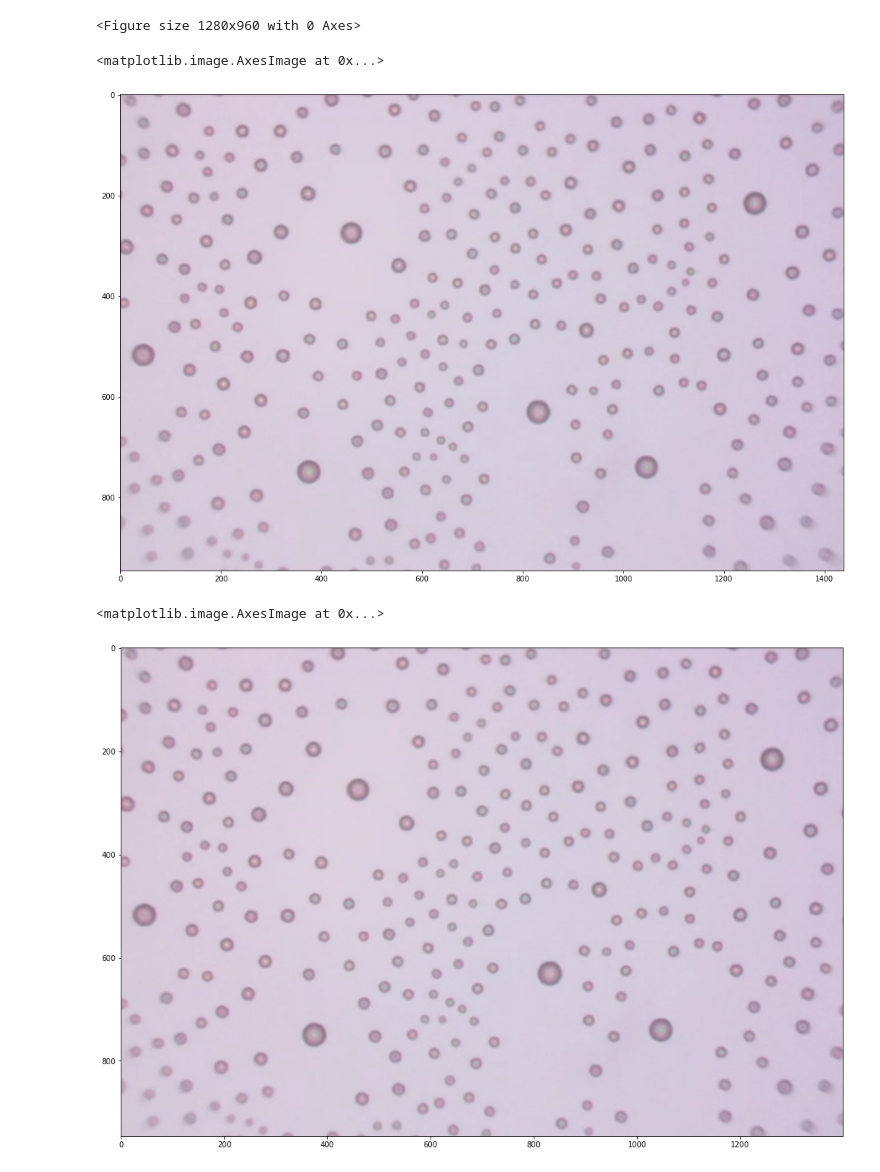
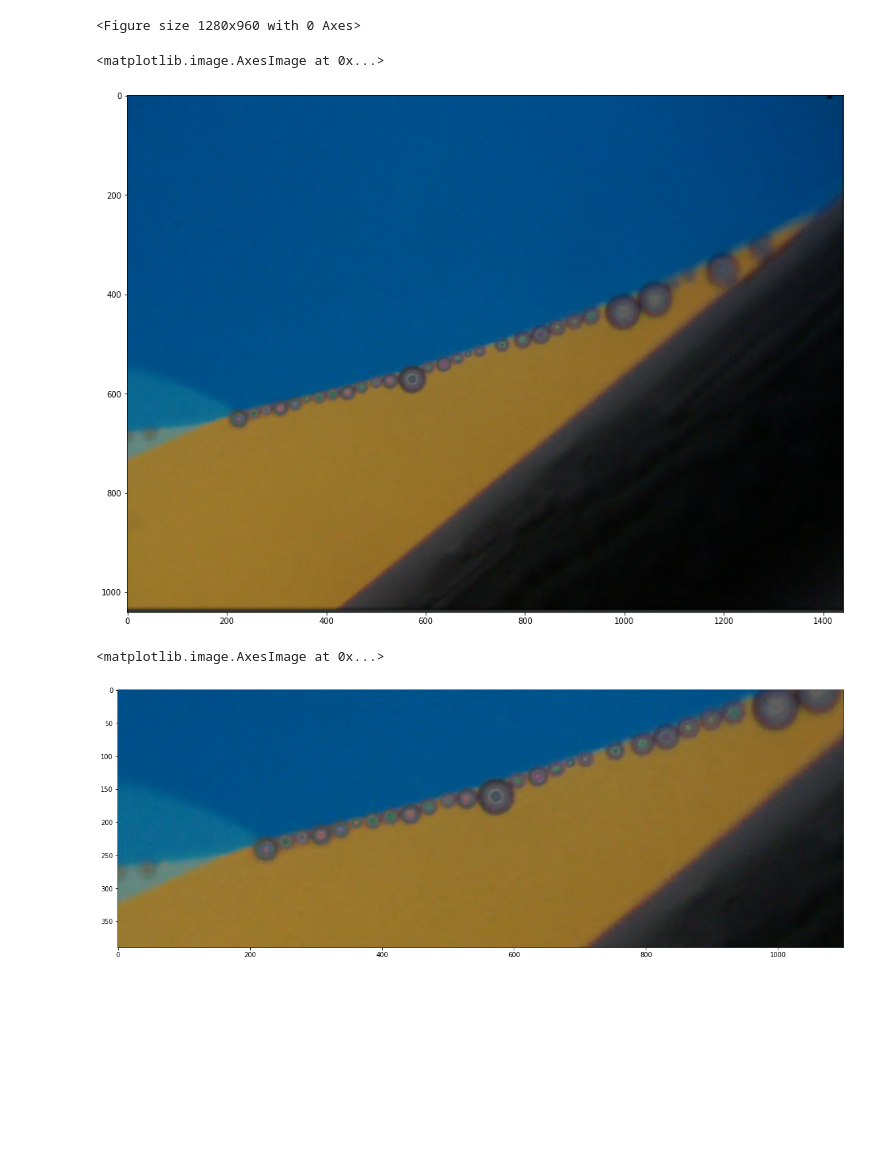
Before and after one commit to KeithHedlund13/dropletEmulsionDensity, a Jupyter notebook: parafinOilDropletTracking.ipynb, the cells around one changed output. Saved outputs shown, nothing was run; the diff lists cells and outputs as text; code cells hidden in the pictures; blank space fills up the shorter version.

Commit message:
Added graphin functionality

```diff
--- a/parafinOilDropletTracking.ipynb
+++ b/parafinOilDropletTracking.ipynb
@@ -27,7 +27,7 @@ mpl.rc('image', cmap='gray')
 <Figure size 1280x960 with 0 Axes>
 # %%
 #Here, you can change where the image files are being fetched from.
-fileName = 'square aggregation.png'
+fileName = 'paraffinNoEFieldSpacing.png'
 prefix = './data/'
 path = prefix + fileName
 # %%
@@ -36,22 +36,22 @@ imraw = plt.imread(path)
 plt.imshow(imraw)
 # %% [output]
 <matplotlib.image.AxesImage at 0x...>
-[figure, old version]
+[figure, new version]
 # %%
 def crop(img):
     x_min = 0
-    x_max = 1400
-    y_min = 0
-    y_max = 1000
+    x_max = 1100
+    y_min = 410
+    y_max = 800
     return img[y_min:y_max,x_min:x_max]
 
 im = crop(imraw)
 
 
 plt.imshow(im)
 # %% [output]
 <matplotlib.image.AxesImage at 0x...>
-[figure, old version]
+[figure, new version]
 # %%
 #This converts the image to a binary, black and white file so that the islands can be tracked.
 from scipy import ndimage
```
Also changed, not shown: parts of 7 cells of this notebook.
